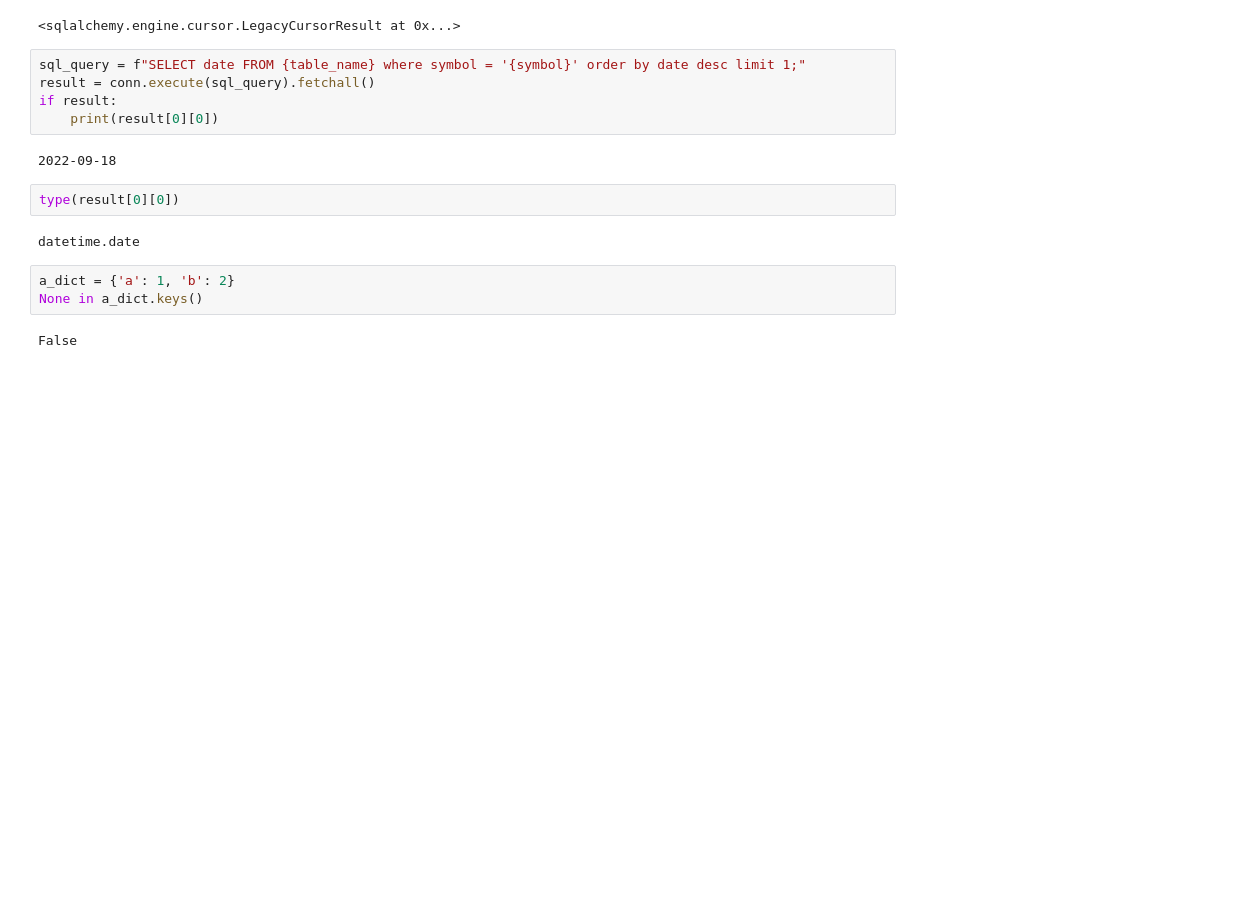
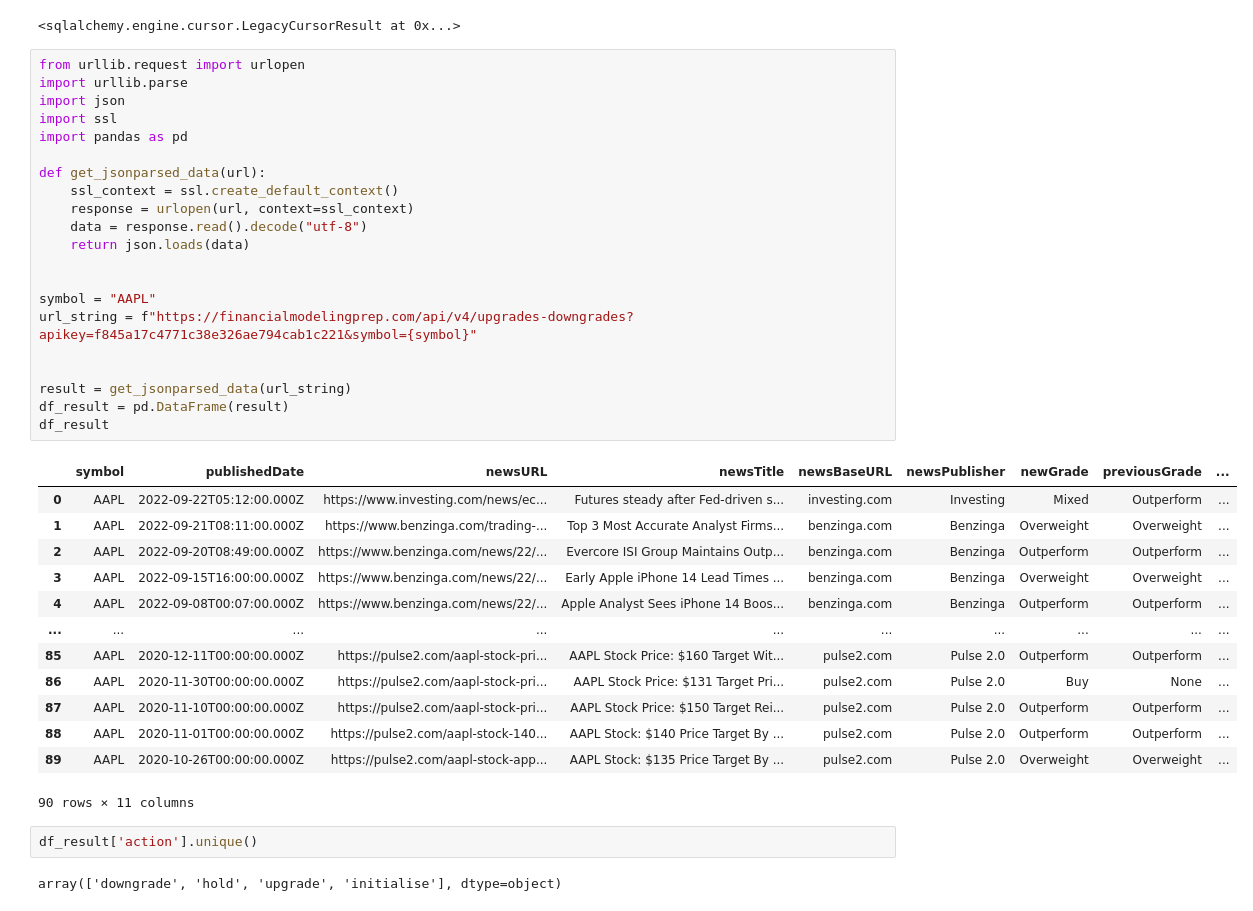
Before and after one commit to icsl-Jeon/EastFox, a Jupyter notebook: core/notebook/fetch.ipynb, the cells around one changed output. Cells and saved outputs as stored; diff of their text form; blank space fills up the shorter version.

```diff
--- a/core/notebook/fetch.ipynb
+++ b/core/notebook/fetch.ipynb
@@ -139,19 +139,42 @@ on_duplicate_key_stmt = stmt.on_duplicate_key_update(update_dict)
 conn.execute(statement=on_duplicate_key_stmt)
 # %% [output]
 <sqlalchemy.engine.cursor.LegacyCursorResult at 0x...>
-# %%
-sql_query = f"SELECT date FROM {table_name} where symbol = '{symbol}' order by date desc limit 1;"
-result = conn.execute(sql_query).fetchall()
-if result:
-    print(result[0][0])
-# %% [output]
-2022-09-18
-# %%
-type(result[0][0])
-# %% [output]
-datetime.date
-# %%
-a_dict = {'a': 1, 'b': 2}
-None in a_dict.keys()
-# %% [output]
-False
+# %%
+from urllib.request import urlopen
+import urllib.parse
+import json
+import ssl
+import pandas as pd
+
+def get_jsonparsed_data(url):
+    ssl_context = ssl.create_default_context()
+    response = urlopen(url, context=ssl_context)
+    data = response.read().decode("utf-8")
+    return json.loads(data)
+
+
+symbol = "AAPL"
+url_string = f"https://financialmodelingprep.com/api/v4/upgrades-downgrades?apikey=f845a17c4771c38e326ae794cab1c221&symbol={symbol}"
+
+
+result = get_jsonparsed_data(url_string)
+df_result = pd.DataFrame(result)
+df_result
+# %% [output]
+|  | symbol | publishedDate | newsURL | newsTitle | newsBaseURL | newsPublisher | newGrade | previousGrade | ... |
+| 0 | AAPL | 2022-09-22T05:12:00.000Z | https://www.investing.com/news/ec... | Futures steady after Fed-driven s... | investing.com | Investing | Mixed | Outperform | ... |
+| 1 | AAPL | 2022-09-21T08:11:00.000Z | https://www.benzinga.com/trading-... | Top 3 Most Accurate Analyst Firms... | benzinga.com | Benzinga | Overweight | Overweight | ... |
+| 2 | AAPL | 2022-09-20T08:49:00.000Z | https://www.benzinga.com/news/22/... | Evercore ISI Group Maintains Outp... | benzinga.com | Benzinga | Outperform | Outperform | ... |
+| 3 | AAPL | 2022-09-15T16:00:00.000Z | https://www.benzinga.com/news/22/... | Early Apple iPhone 14 Lead Times ... | benzinga.com | Benzinga | Overweight | Overweight | ... |
+| 4 | AAPL | 2022-09-08T00:07:00.000Z | https://www.benzinga.com/news/22/... | Apple Analyst Sees iPhone 14 Boos... | benzinga.com | Benzinga | Outperform | Outperform | ... |
+| ... | ... | ... | ... | ... | ... | ... | ... | ... | ... |
+| 85 | AAPL | 2020-12-11T00:00:00.000Z | https://pulse2.com/aapl-stock-pri... | AAPL Stock Price: $160 Target Wit... | pulse2.com | Pulse 2.0 | Outperform | Outperform | ... |
+| 86 | AAPL | 2020-11-30T00:00:00.000Z | https://pulse2.com/aapl-stock-pri... | AAPL Stock Price: $131 Target Pri... | pulse2.com | Pulse 2.0 | Buy | None | ... |
+| 87 | AAPL | 2020-11-10T00:00:00.000Z | https://pulse2.com/aapl-stock-pri... | AAPL Stock Price: $150 Target Rei... | pulse2.com | Pulse 2.0 | Outperform | Outperform | ... |
+| 88 | AAPL | 2020-11-01T00:00:00.000Z | https://pulse2.com/aapl-stock-140... | AAPL Stock: $140 Price Target By ... | pulse2.com | Pulse 2.0 | Outperform | Outperform | ... |
+| 89 | AAPL | 2020-10-26T00:00:00.000Z | https://pulse2.com/aapl-stock-app... | AAPL Stock: $135 Price Target By ... | pulse2.com | Pulse 2.0 | Overweight | Overweight | ... |
+90 rows × 11 columns
+# %%
+df_result['action'].unique()
+# %% [output]
+array(['downgrade', 'hold', 'upgrade', 'initialise'], dtype=object)
```
Also changed, not shown: parts of 4 cells of this notebook, 12 other files.
